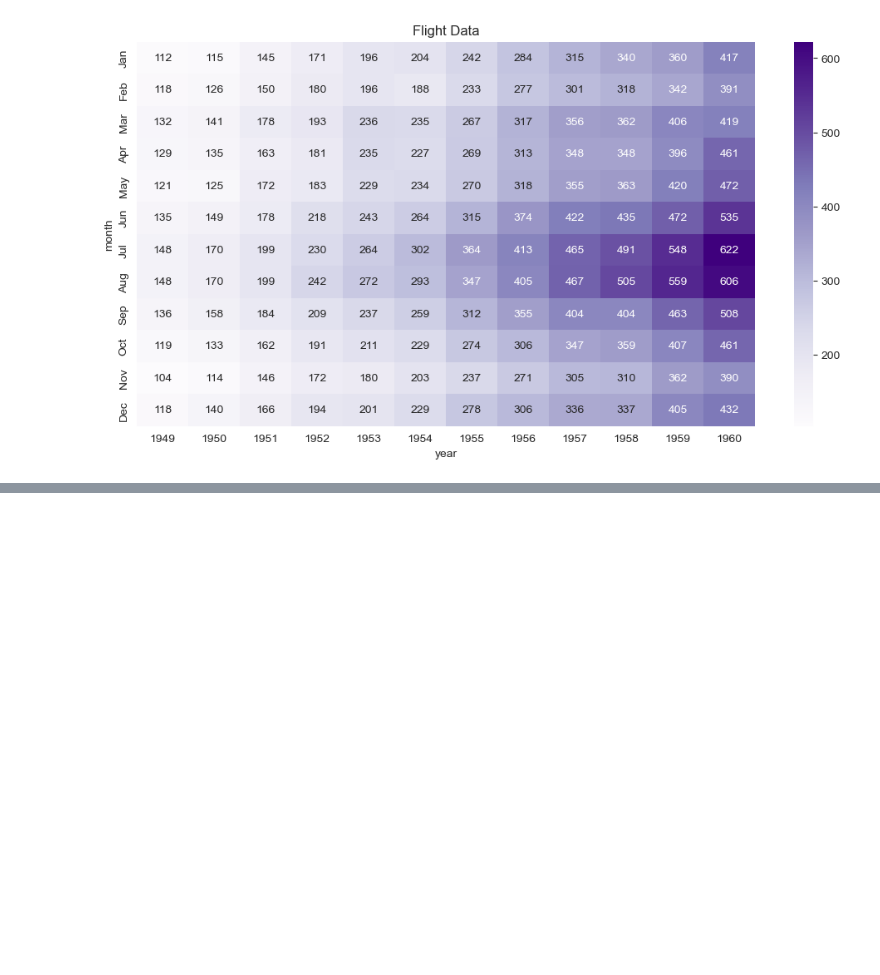
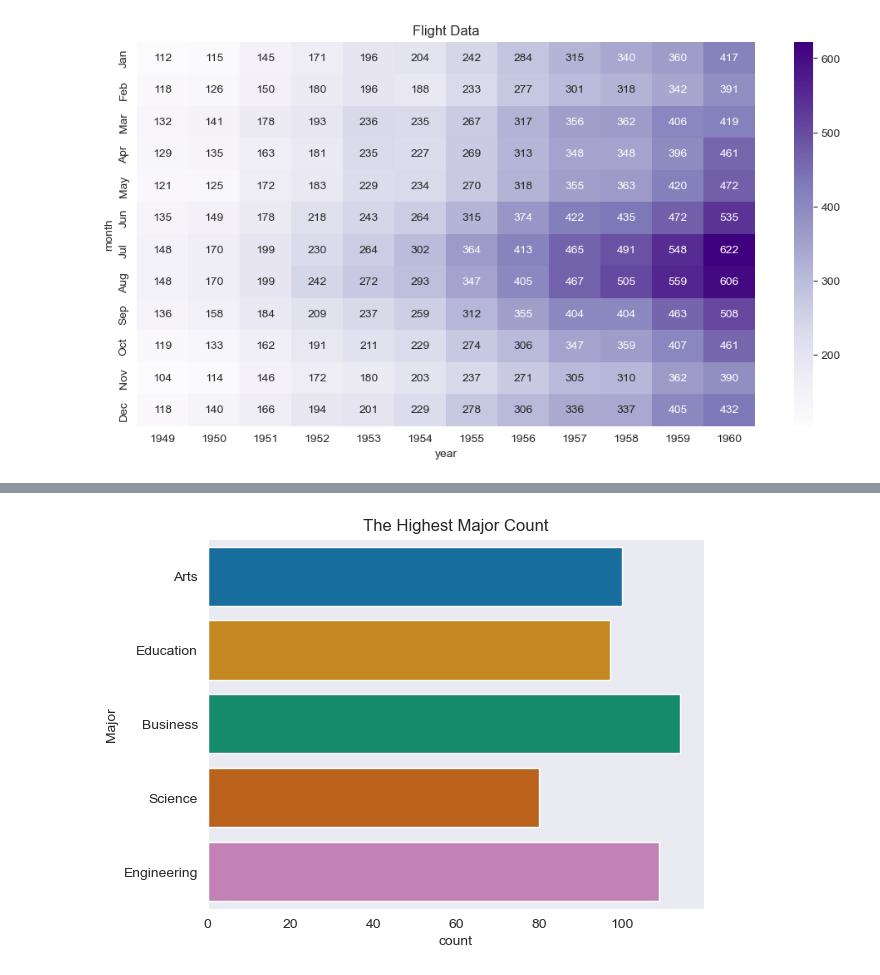
Before and after one commit to Zic-09/Data-Analysis, a Jupyter notebook: matplotlibseabornlessons.ipynb, the cells around one changed output, grey strips where cells are left out. Saved outputs shown, nothing was run; the diff lists cells and outputs as text; code cells hidden in the pictures; blank space fills up the shorter version.

```diff
--- a/matplotlibseabornlessons.ipynb
+++ b/matplotlibseabornlessons.ipynb
@@ -469,0 +483,6 @@ sns.heatmap(flight_df, fmt="d", annot=True, cmap="Purples");
+# %%
+sns.countplot(y="Major", data=students_df, hue="Major", palette="colorblind", legend=False) #"viridis", "coolwarm", "Blues", "Set2"
+plt.title("The Highest Major Count") # "deep", "muted", "bright", "pastel", "dark", "colorblind".
+plt.show()
+# %% [output]
+[figure, added]
```
Also changed, not shown: parts of 4 cells of this notebook, 4 other files.
